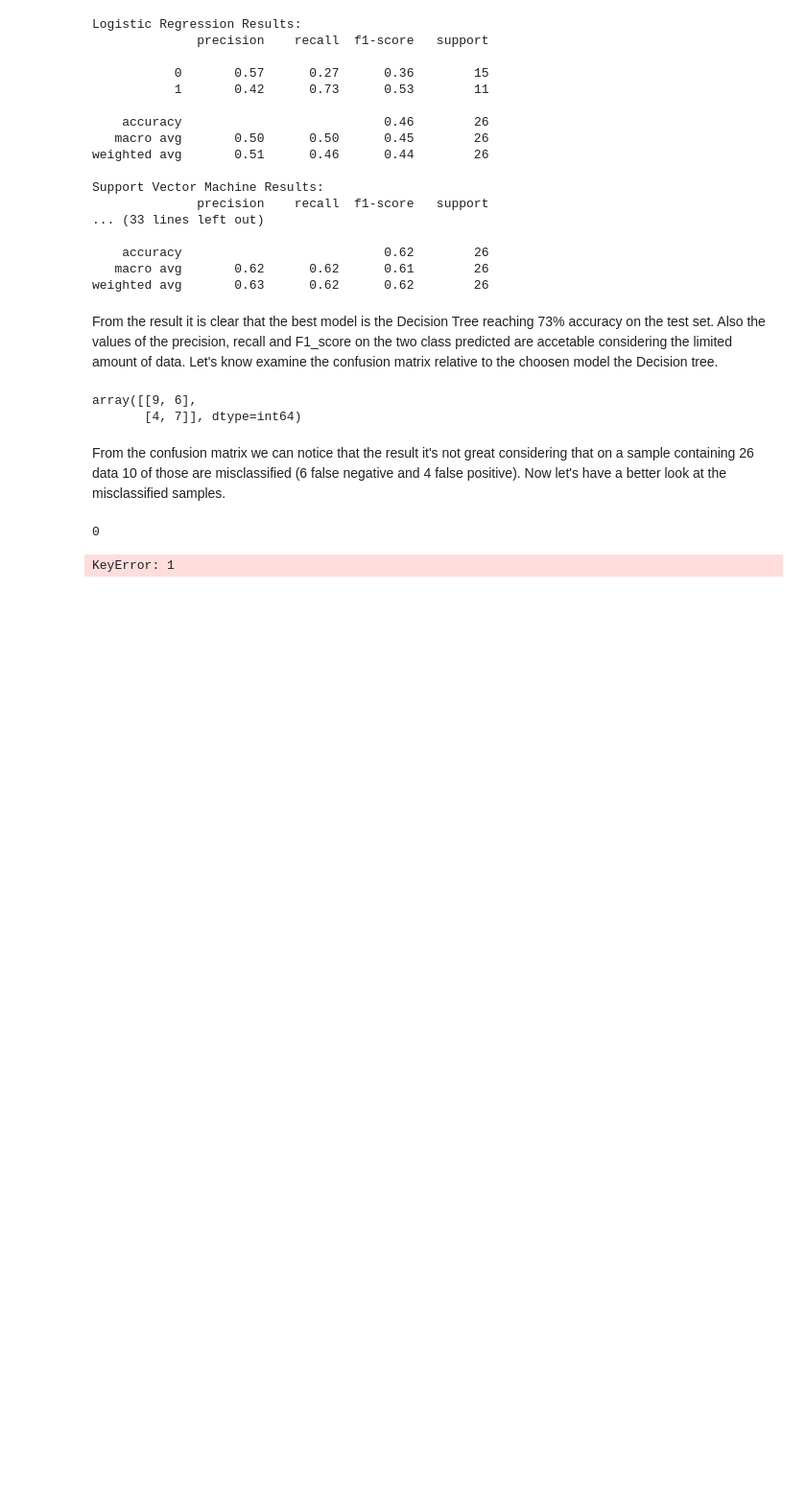
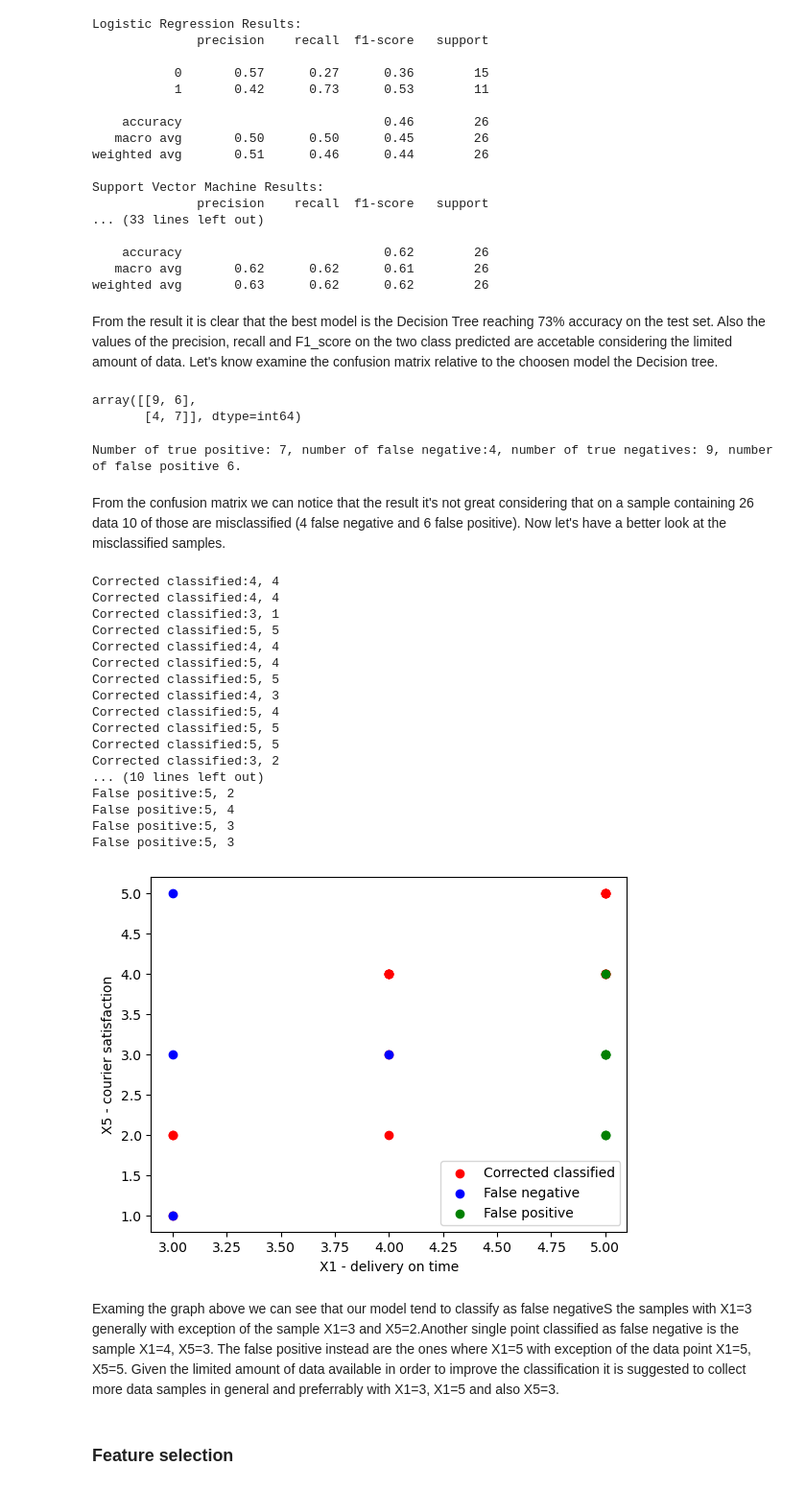
Before and after one commit to chiara89/mFi8znFt4ZE6Spwv, a Jupyter notebook: happyCustomerModel.ipynb, the cells around one changed output. Shown: that part at 96% size. Cells and saved outputs as stored; diff of their text form; code cells hidden in the pictures; blank space fills up the shorter version.

```diff
--- a/happyCustomerModel.ipynb
+++ b/happyCustomerModel.ipynb
@@ -242,7 +242,7 @@ df.head()
 ### Prepare dataset
 # %%
 y = df['Y']
-X = df.iloc[:,1:7]
+X = df.iloc[:,1:3]
 print(X.shape, y.shape)
 # %% [output]
 (126, 2) (126,)
@@ -307,23 +307,60 @@ confusion_matrix(y_test, bst_preds)
 # %% [output]
 array([[9, 6],
        [4, 7]], dtype=int64)
-# %% [markdown]
-From the confusion matrix we can notice that the result it's not great considering that on a sample containing 26 data 10 of those are misclassified (6 false negative and 4 false positive). Now let's have a better look at the misclassified samples.
-# %%
-idx_correct_classified=[]
-idx_false_negative=[]
-idx_false_positive=[]
-for ind, el in np.ndenumerate(bst_preds):
-    print(y_test[ind[0]])
-    if el == y_test[ind[0]]:
-        idx_correct_classified.append(ind[0])
-    elif el == 0 and y_test_ind[ind[0]] == 1:
-        idx_false_negative.append(ind[0])
-    else:
-        idx_false_negative.append(ind[0])
-print(len(idx_correct_classified))
-print(len(idx_false_negative))
-print(len(idx_false_positive))
-# %% [output]
-0
-KeyError: 1
+# %%
+tn, fp, fn, tp = confusion_matrix(y_test.values, bst_preds).ravel()
+print(f"Number of true positive: {tp}, number of false negative:{fn}, number of true negatives: {tn}, number of false positive {fp}.")
+# %% [output]
+Number of true positive: 7, number of false negative:4, number of true negatives: 9, number of false positive 6.
+# %% [markdown]
+From the confusion matrix we can notice that the result it's not great considering that on a sample containing 26 data 10 of those are misclassified (4 false negative and 6 false positive). Now let's have a better look at the misclassified samples.
+# %%
+idx_correct_classified=[]
+idx_false_negative=[]
+idx_false_positive=[]
+for ind, el in np.ndenumerate(bst_preds):
+    #print(f"pred is: {el} while real is: {y_test.values[ind[0]]}")
+    if el == y_test.values[ind[0]]:
+        idx_correct_classified.append(ind[0])
+    if el == 0 and y_test.values[ind[0]] == 1:
+        idx_false_negative.append(ind[0])
+    if el == 1 and y_test.values[ind[0]] == 0:
+        idx_false_positive.append(ind[0])
+# %%
+#fig, ax = plt.subplots()
+for el in idx_correct_classified:
+    a=plt.scatter(X_test.X1.values[el], X_test.X5.values[el], color='red', label='Corrected classified')
+    print(f"Corrected classified:{X_test.X1.values[el]}, {X_test.X5.values[el]}")
+for el in idx_false_negative:
+    b=plt.scatter(X_test.X1.values[el], X_test.X5.values[el], color='blue', label='False negative')
+    print(f"False negative:{X_test.X1.values[el]}, {X_test.X5.values[el]}")
+for el in idx_false_positive:
+    c=plt.scatter(X_test.X1.values[el], X_test.X5.values[el], color='green', label='False positive')
+    print(f"False positive:{X_test.X1.values[el]}, {X_test.X5.values[el]}")
+plt.legend((a,b,c),('Corrected classified','False negative','False positive'))
+plt.xlabel("X1 - delivery on time")
+plt.ylabel("X5 - courier satisfaction")
+plt.show()
+# %% [output]
+Corrected classified:4, 4
+Corrected classified:4, 4
+Corrected classified:3, 1
+Corrected classified:5, 5
+Corrected classified:4, 4
+Corrected classified:5, 4
+Corrected classified:5, 5
+Corrected classified:4, 3
+Corrected classified:5, 4
+Corrected classified:5, 5
+Corrected classified:5, 5
+Corrected classified:3, 2
+... (10 lines left out)
+False positive:5, 2
+False positive:5, 4
+False positive:5, 3
+False positive:5, 3
+[figure, added]
+# %% [markdown]
+Examing the graph above we can see that our model tend to classify as false negativeS the samples with X1=3 generally with exception of the sample X1=3 and X5=2.Another single point classified as false negative is the sample X1=4, X5=3. The false positive instead are the ones where X1=5 with exception of the data point X1=5, X5=5. Given the limited amount of data available in order to improve the classification it is suggested to collect more data samples in general and preferrably with X1=3, X1=5 and also X5=3.
+# %% [markdown]
+### Feature selection
```
Also changed, not shown: parts of 24 cells of this notebook.
